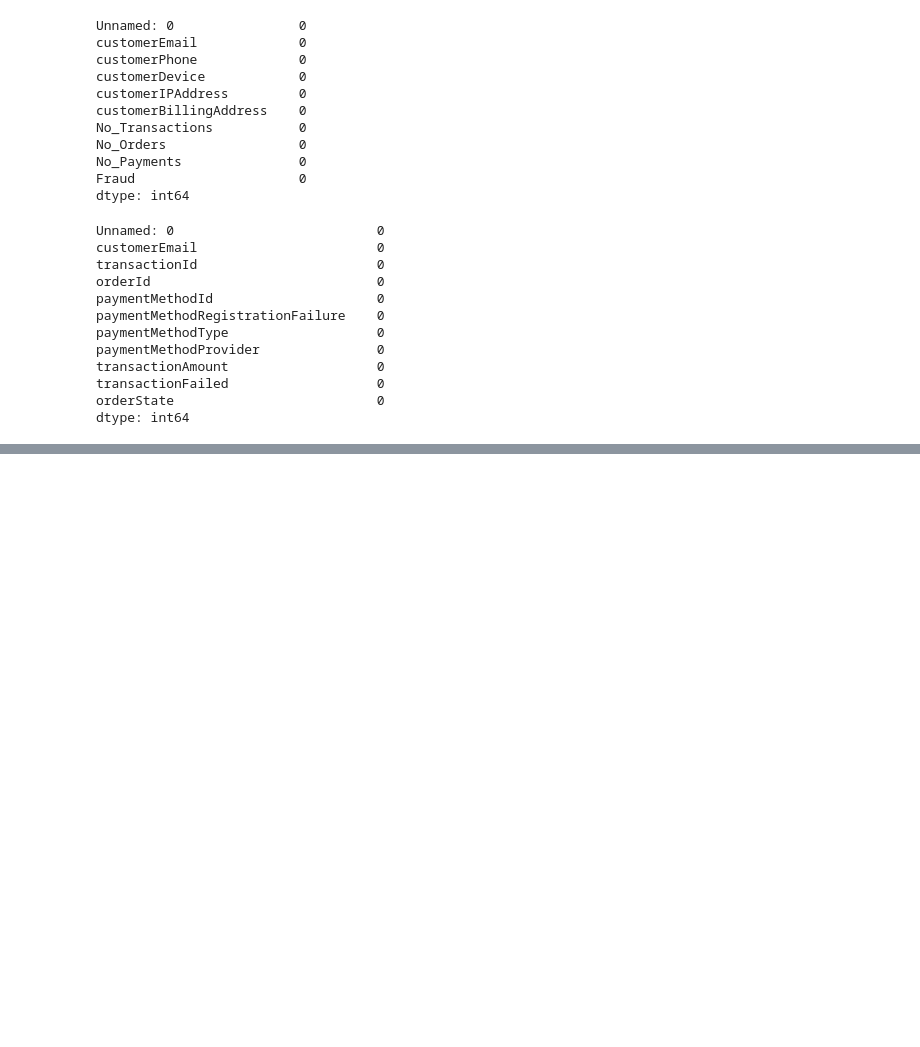
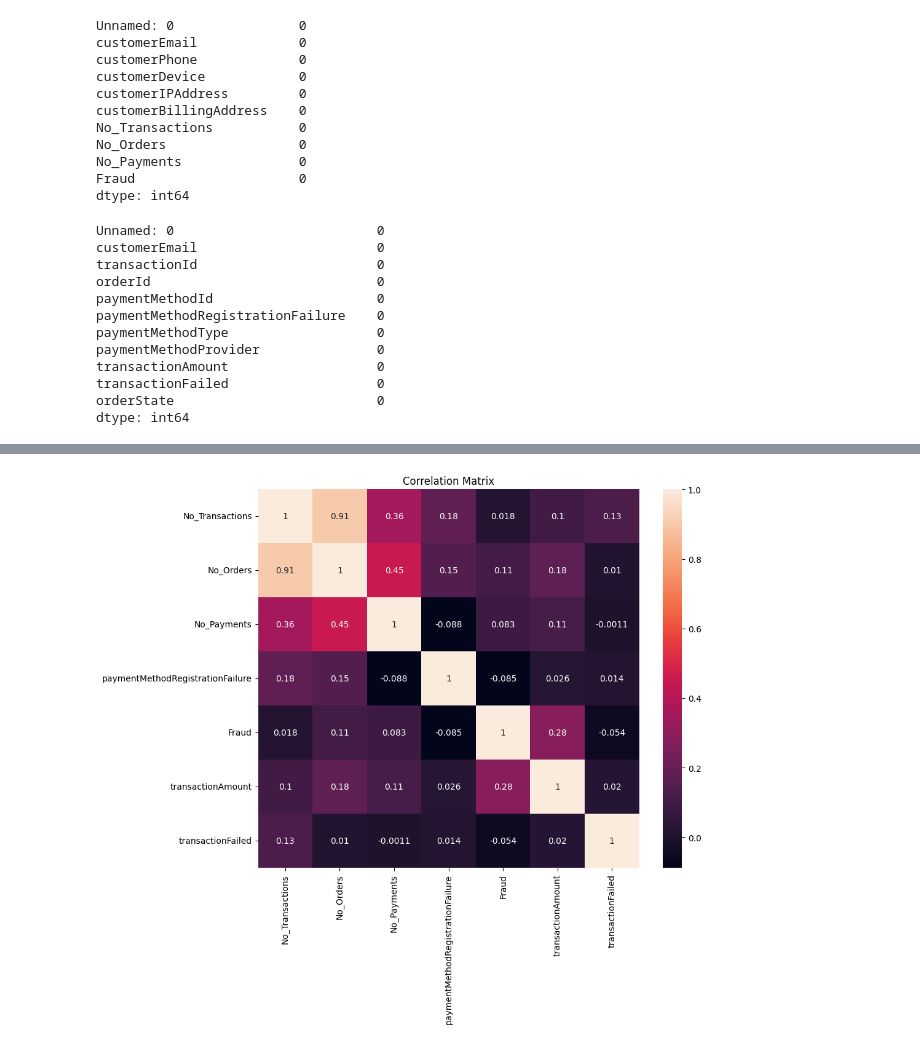
Before and after one commit to Saleem-144/MachineLearning-Project, a Jupyter notebook: Fraud_Email_Detection.ipynb, the cells around one changed output, grey strips where cells are left out. Cells and saved outputs as stored; diff of their text form; code cells hidden in the pictures; blank space fills up the shorter version.

```diff
--- a/Fraud_Email_Detection.ipynb
+++ b/Fraud_Email_Detection.ipynb
@@ -100,0 +257,12 @@ merged_df.head()
+# %%
+correlation_matrix = merged_df_cleaned[["No_Transactions","No_Orders","No_Payments",
+                                        "paymentMethodRegistrationFailure",
+                                        "Fraud","transactionAmount","transactionFailed"]].corr()
+
+# Heatmap of correlation matrix
+plt.figure(figsize=(10, 8))
+sns.heatmap(correlation_matrix, annot=True)
+plt.title('Correlation Matrix')
+plt.show()
+# %% [output]
+[figure, added]
```
Also changed, not shown: parts of 24 cells of this notebook.
